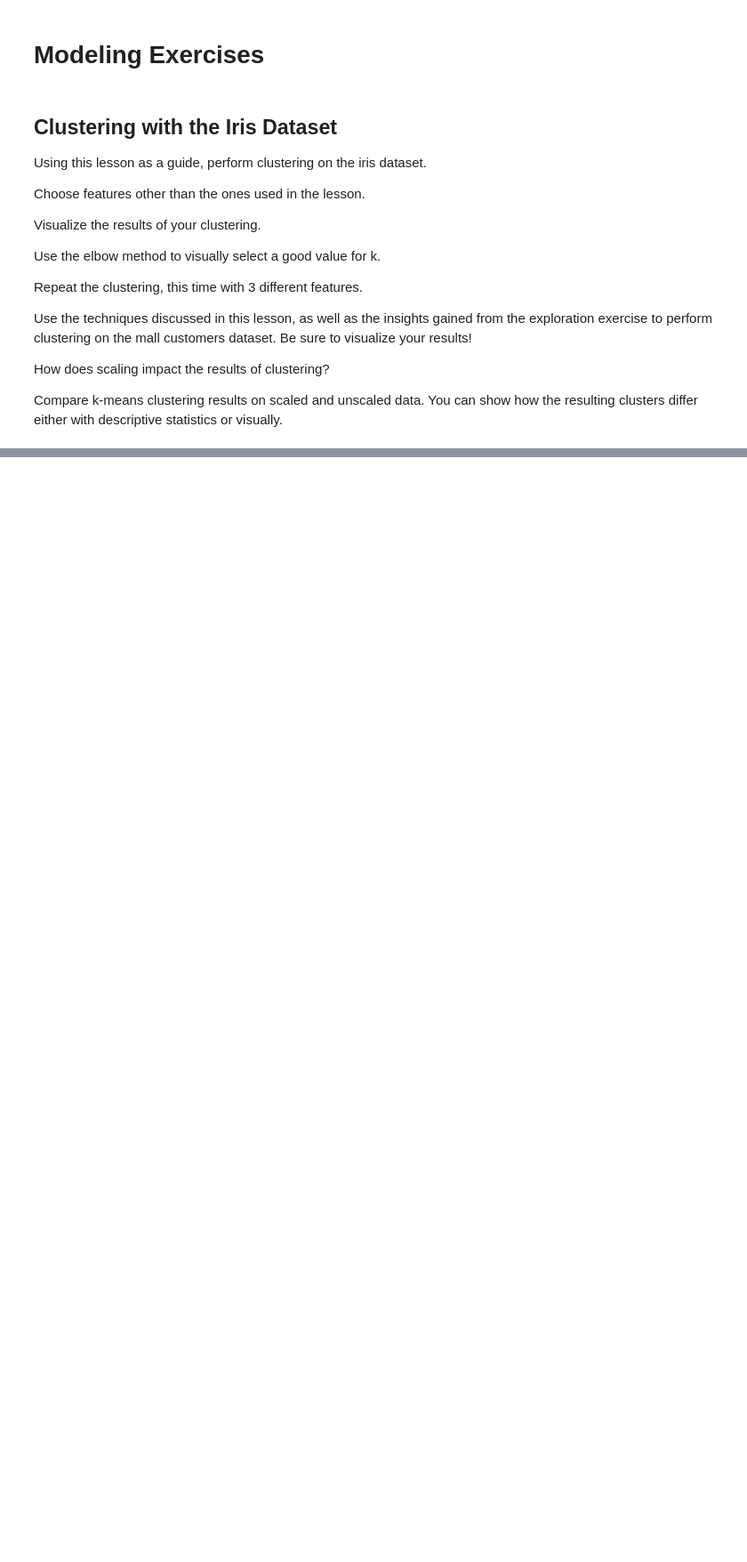
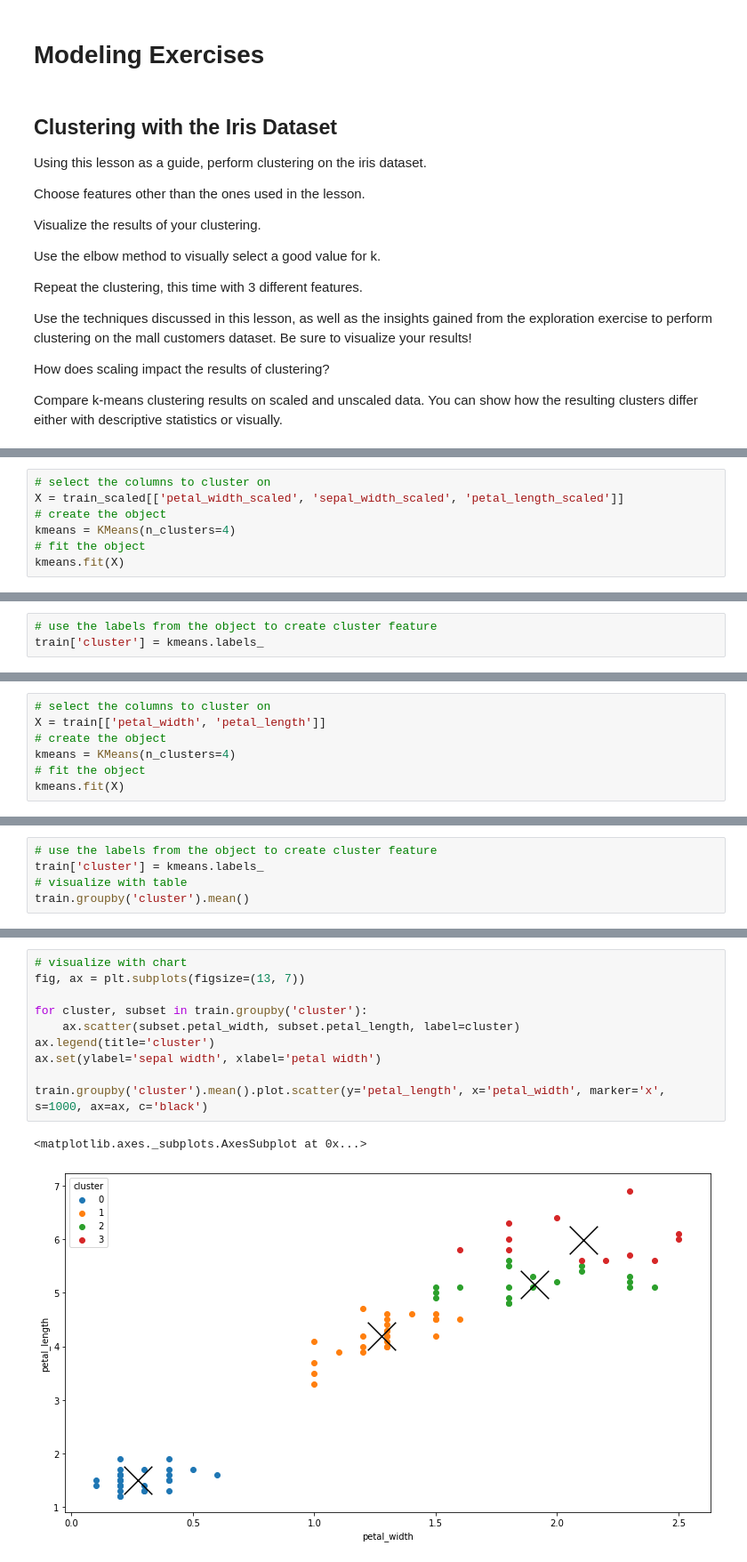
Before and after one commit to RyvynYoung/clustering-exercises, a Jupyter notebook: modeling.ipynb, the cells around one changed output, grey strips where cells are left out. Shown: that part at 89% size. Drawn from its saved outputs; the diff is of its cells as text; blank space fills up the shorter version.

```diff
--- a/modeling.ipynb
+++ b/modeling.ipynb
@@ -38,0 +145,7 @@ iris = acquire.get_iris_data()
+# %%
+# select the columns to cluster on
+X = train_scaled[['petal_width_scaled', 'sepal_width_scaled', 'petal_length_scaled']]
+# create the object
+kmeans = KMeans(n_clusters=4)
+# fit the object
+kmeans.fit(X)
@@ -38,0 +163,3 @@ iris = acquire.get_iris_data()
+# %%
+# use the labels from the object to create cluster feature
+train['cluster'] = kmeans.labels_
@@ -38,0 +178,7 @@ iris = acquire.get_iris_data()
+# %%
+# select the columns to cluster on
+X = train[['petal_width', 'petal_length']]
+# create the object
+kmeans = KMeans(n_clusters=4)
+# fit the object
+kmeans.fit(X)
@@ -38,0 +196,5 @@ iris = acquire.get_iris_data()
+# %%
+# use the labels from the object to create cluster feature
+train['cluster'] = kmeans.labels_
+# visualize with table
+train.groupby('cluster').mean()
@@ -38,0 +208,13 @@ iris = acquire.get_iris_data()
+# %%
+# visualize with chart
+fig, ax = plt.subplots(figsize=(13, 7))
+
+for cluster, subset in train.groupby('cluster'):
+    ax.scatter(subset.petal_width, subset.petal_length, label=cluster)
+ax.legend(title='cluster')
+ax.set(ylabel='sepal width', xlabel='petal width')
+
+train.groupby('cluster').mean().plot.scatter(y='petal_length', x='petal_width', marker='x', s=1000, ax=ax, c='black')
+# %% [output]
+<matplotlib.axes._subplots.AxesSubplot at 0x...>
+[figure, added]
```
Also changed, not shown: parts of 44 cells of this notebook, 3 other files.
